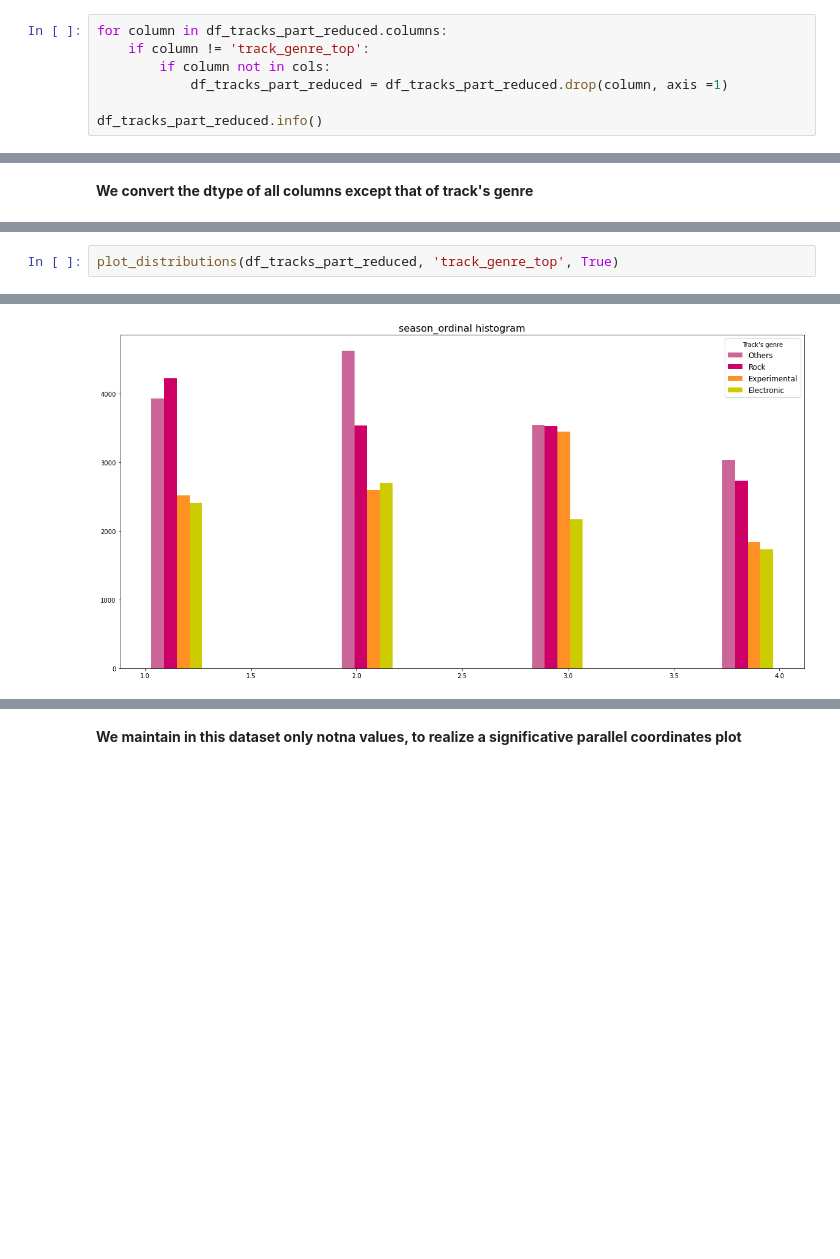
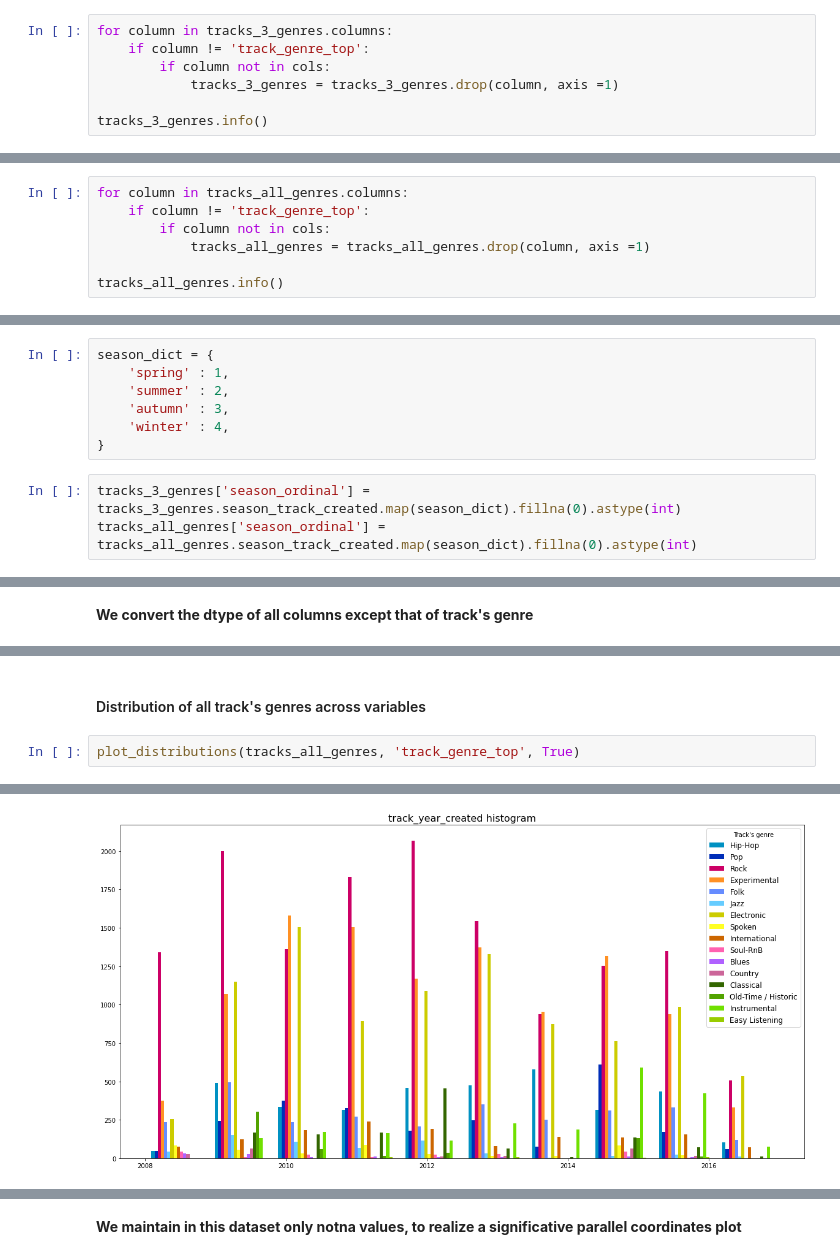
Before and after one commit to alexandrabradan/Datamining2_AdvancedTopics, a Jupyter notebook: notebook/Module_1/Music Analysis_understanding.ipynb, the cells around one changed output, grey strips where cells are left out. Cells and saved outputs as stored; diff of their text form; blank space fills up the shorter version.

```diff
--- a/notebook/Module_1/Music Analysis_understanding.ipynb
+++ b/notebook/Module_1/Music Analysis_understanding.ipynb
@@ -898,9 +1015,9 @@ cols = ["album_year_created", "track_bit_rate", "track_duration", "artist_active
 # %%
-for column in df_tracks_part_reduced.columns:
+for column in tracks_3_genres.columns:
     if column != 'track_genre_top':
         if column not in cols:
-            df_tracks_part_reduced = df_tracks_part_reduced.drop(column, axis =1)
+            tracks_3_genres = tracks_3_genres.drop(column, axis =1)
 
-df_tracks_part_reduced.info()
+tracks_3_genres.info()
 # %% [output]
 <class 'pandas.core.frame.DataFrame'>
@@ -918,0 +1035,7 @@ memory usage: 4.9+ MB
+# %%
+for column in tracks_all_genres.columns:
+    if column != 'track_genre_top':
+        if column not in cols:
+            tracks_all_genres = tracks_all_genres.drop(column, axis =1)
+
+tracks_all_genres.info()
@@ -946,0 +1057,10 @@ cols = ["album_year_created", "track_bit_rate", "track_duration", "artist_active
+# %%
+season_dict = {
+    'spring' : 1,
+    'summer' : 2,
+    'autumn' : 3,
+    'winter' : 4,
+}
+# %%
+tracks_3_genres['season_ordinal'] = tracks_3_genres.season_track_created.map(season_dict).fillna(0).astype(int)
+tracks_all_genres['season_ordinal'] = tracks_all_genres.season_track_created.map(season_dict).fillna(0).astype(int)
@@ -990,3 +1173,5 @@ memory usage: 2.6+ MB
+# %% [markdown]
+<h4>Distribution of all track's genres across variables</h4>
 # %%
-plot_distributions(df_tracks_part_reduced, 'track_genre_top', True)
+plot_distributions(tracks_all_genres, 'track_genre_top', True)
 # %% [output]
@@ -995 +1180 @@ plot_distributions(df_tracks_part_reduced, 'track_genre_top', True)
-[figure, old version]
+[figure, new version]
```
Also changed, not shown: parts of 185 cells of this notebook.
